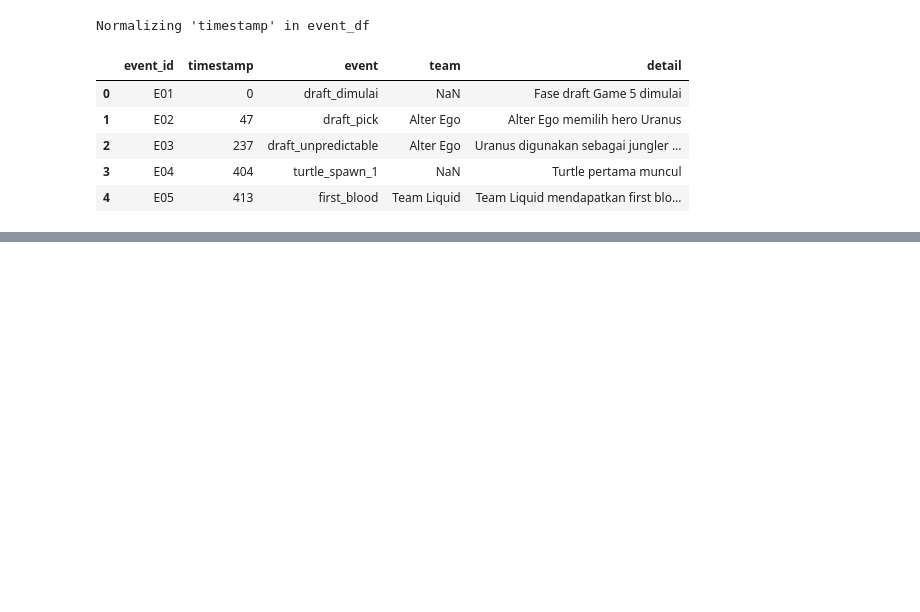
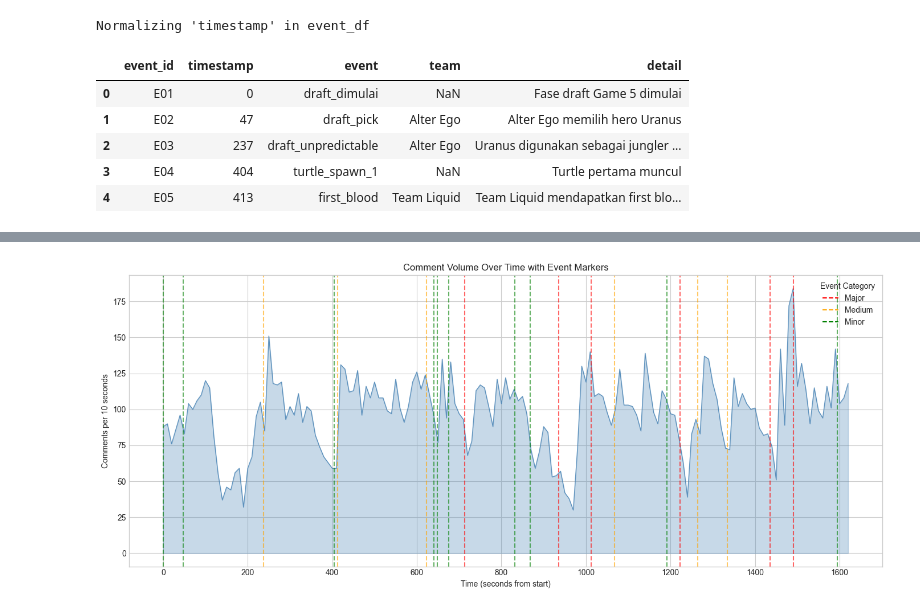
Before and after one commit to hafizardd/aetplh-game5-analysis, a Jupyter notebook: notebooks/sentiment.ipynb, the cells around one changed output, grey strips where cells are left out. Drawn from its saved outputs; the diff is of its cells as text; code cells hidden in the pictures; blank space fills up the shorter version.

Commit message:
feat(sentiment): add EDA, text preprocessing, and implement sentiment analysis

```diff
--- a/notebooks/sentiment.ipynb
+++ b/notebooks/sentiment.ipynb
@@ -222,0 +151,4 @@ E22        highlight_replay          minor           693
+# %%
+print("Preprocessing 'text_content' in normalized_df\n")
+normalized_df['cleaned_text'] = normalized_df['text_content'].apply(preprocess_text)
+normalized_df.head()
@@ -222,0 +360,16 @@ E22        highlight_replay          minor           693
+# %%
+# Basic statistics
+print("Dataset Statistics")
+print("=" * 50)
+print(f"Total comments: {len(normalized_df):,}")
+print(f"Time range: {normalized_df['occurence_timestamp'].min()}s - {normalized_df['occurence_timestamp'].max()}s")
+print(f"Duration: {(normalized_df['occurence_timestamp'].max() - normalized_df['occurence_timestamp'].min()) / 60:.1f} minutes")
+print()
+
+# Text length statistics
+normalized_df['text_length'] = normalized_df['cleaned_text'].str.len()
+print("Text Length Statistics:")
+print(f"  Mean:   {normalized_df['text_length'].mean():.1f} chars")
+print(f"  Median: {normalized_df['text_length'].median():.1f} chars")
+print(f"  Min:    {normalized_df['text_length'].min()} chars")
+print(f"  Max:    {normalized_df['text_length'].max()} chars")
@@ -222,0 +388,30 @@ E22        highlight_replay          minor           693
+# %%
+# Comment volume over time
+fig, ax = plt.subplots(figsize=(14, 6))
+
+# Group comments by 10-second intervals
+normalized_df['time_bin'] = (normalized_df['occurence_timestamp'] // 10) * 10
+volume_over_time = normalized_df.groupby('time_bin').size()
+
+ax.plot(volume_over_time.index, volume_over_time.values, linewidth=1, alpha=0.8, color='steelblue')
+ax.fill_between(volume_over_time.index, volume_over_time.values, alpha=0.3, color='steelblue')
+
+# Mark events on the timeline
+colors = {'major': 'red', 'medium': 'orange', 'minor': 'green'}
+for _, event in normalized_event_df.iterrows():
+    ax.axvline(x=event['timestamp'], color=colors[event['category']],
+               alpha=0.6, linestyle='--', linewidth=1.5)
+
+# Add legend for event categories
+from matplotlib.lines import Line2D
+legend_elements = [Line2D([0], [0], color=c, linestyle='--', label=cat.capitalize())
+                   for cat, c in colors.items()]
+ax.legend(handles=legend_elements, loc='upper right', title='Event Category')
+
+ax.set_xlabel('Time (seconds from start)')
+ax.set_ylabel('Comments per 10 seconds')
+ax.set_title('Comment Volume Over Time with Event Markers')
+plt.tight_layout()
+plt.show()
+# %% [output]
+[figure, added]
```
Also changed, not shown: parts of 45 cells of this notebook, 4 other files.
